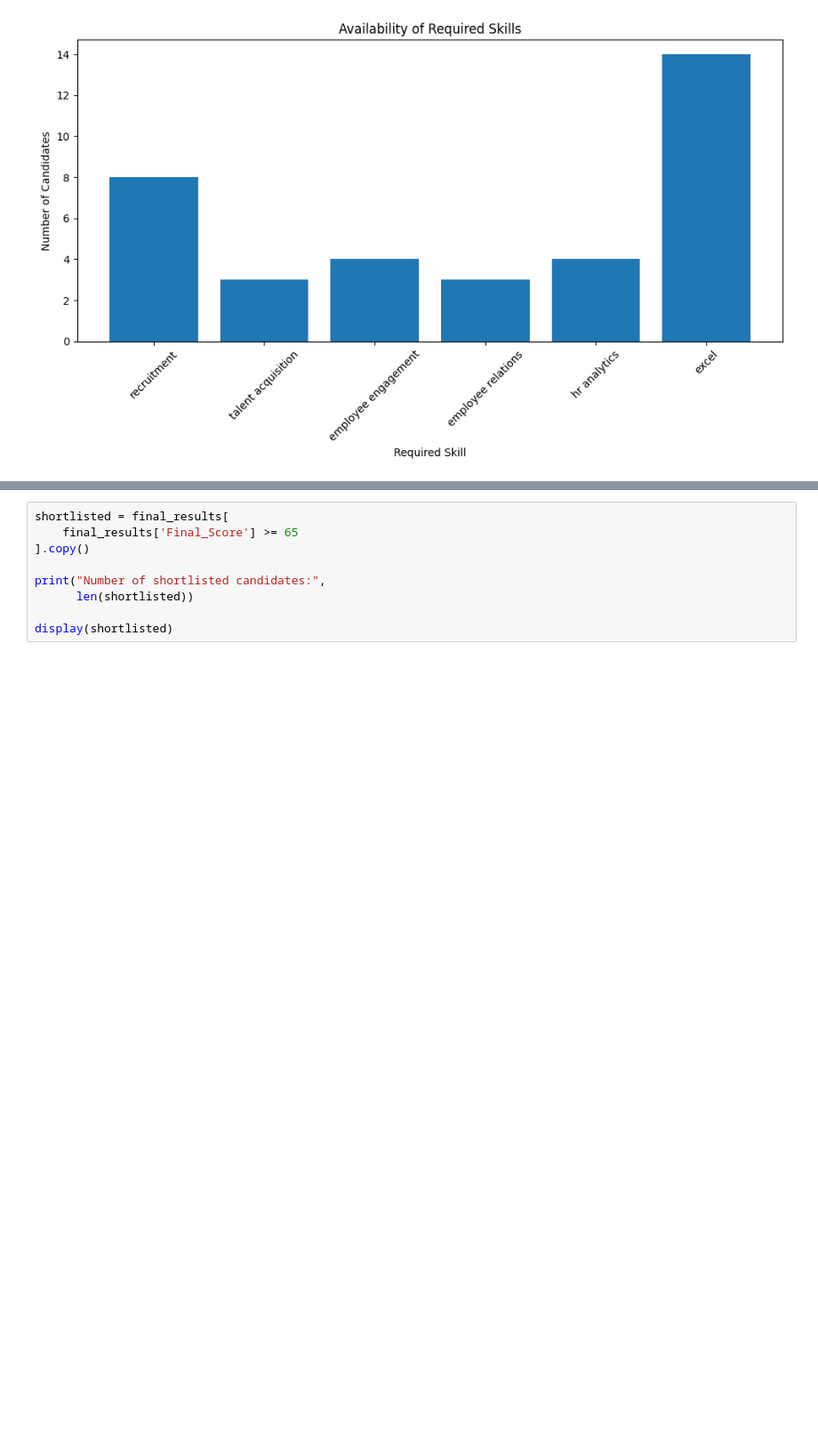
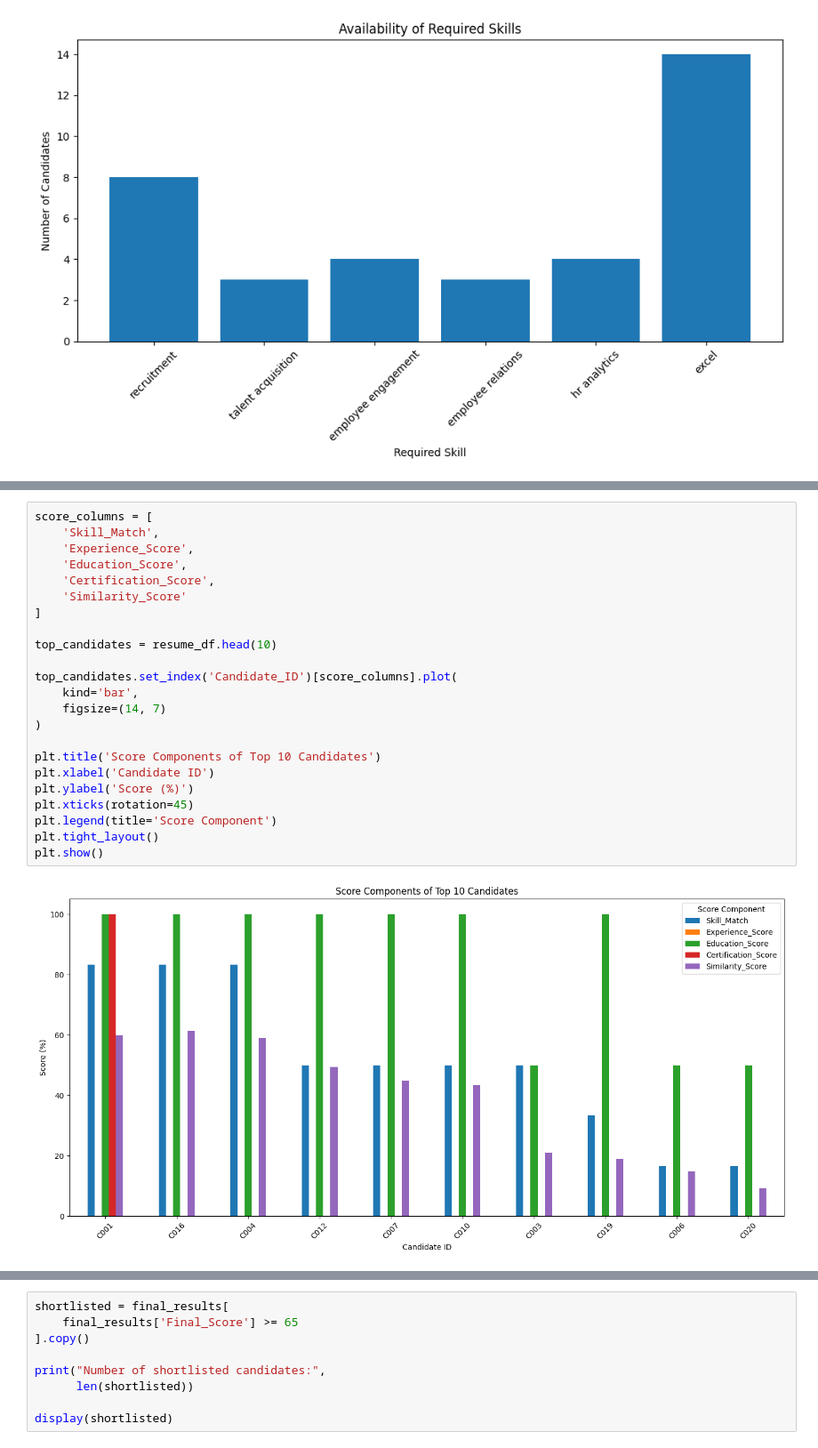
Before and after one commit to sakshi8435890394-source/Smart-Resume-Screening-and-Candidate-Ranking-System, a Jupyter notebook: Smart_Resume_Screening_and_Candidate_Ranking_System.ipynb, the cells around one changed output, grey strips where cells are left out. Shown at 89% size. Cells and saved outputs as stored; diff of their text form; blank space fills up the shorter version.

```diff
--- a/Smart_Resume_Screening_and_Candidate_Ranking_System.ipynb
+++ b/Smart_Resume_Screening_and_Candidate_Ranking_System.ipynb
@@ -742,0 +1234,25 @@ plt.show()
+# %%
+score_columns = [
+    'Skill_Match',
+    'Experience_Score',
+    'Education_Score',
+    'Certification_Score',
+    'Similarity_Score'
+]
+
+top_candidates = resume_df.head(10)
+
+top_candidates.set_index('Candidate_ID')[score_columns].plot(
+    kind='bar',
+    figsize=(14, 7)
+)
+
+plt.title('Score Components of Top 10 Candidates')
+plt.xlabel('Candidate ID')
+plt.ylabel('Score (%)')
+plt.xticks(rotation=45)
+plt.legend(title='Score Component')
+plt.tight_layout()
+plt.show()
+# %% [output]
+[figure, added]
```
Also changed, not shown: parts of 39 cells of this notebook.
